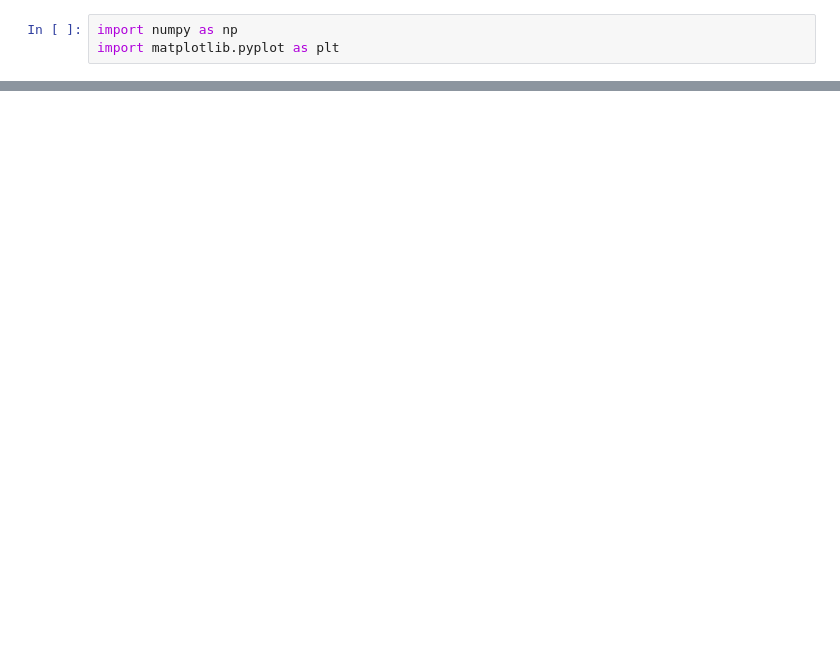
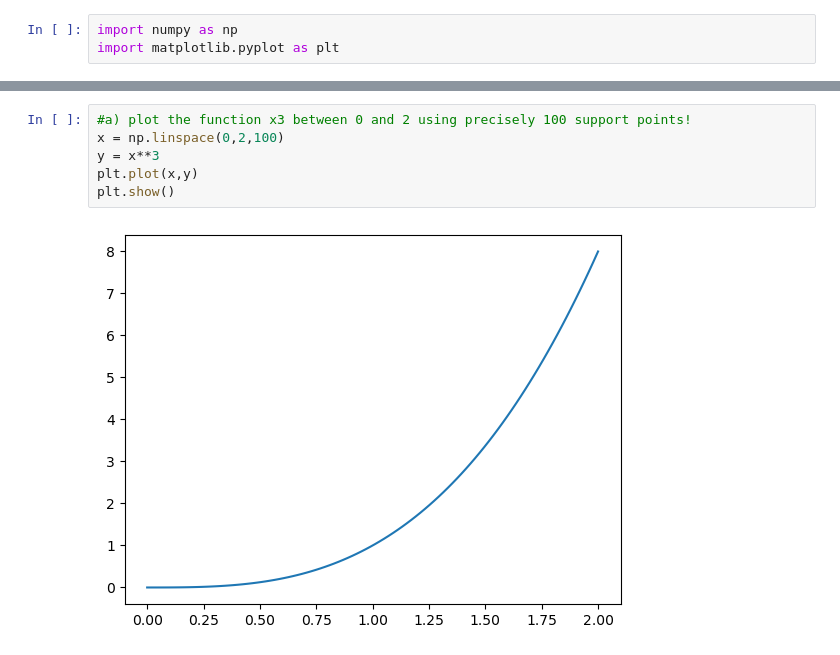
Before and after one commit to gogamid/machine-learning-exercises, a Jupyter notebook: blatt4-mnist_code_skeleton/2-matplotlib.ipynb, the cells around one changed output, grey strips where cells are left out. Saved outputs shown, nothing was run; the diff lists cells and outputs as text; blank space fills up the shorter version.

```diff
--- a/blatt4-mnist_code_skeleton/2-matplotlib.ipynb
+++ b/blatt4-mnist_code_skeleton/2-matplotlib.ipynb
@@ -31,0 +32,8 @@ plt.show()
+# %%
+#a) plot the function x3 between 0 and 2 using precisely 100 support points!
+x = np.linspace(0,2,100)
+y = x**3
+plt.plot(x,y)
+plt.show()
+# %% [output]
+[figure, added]
```
Also changed, not shown: parts of 5 cells of this notebook, 8 other files.
